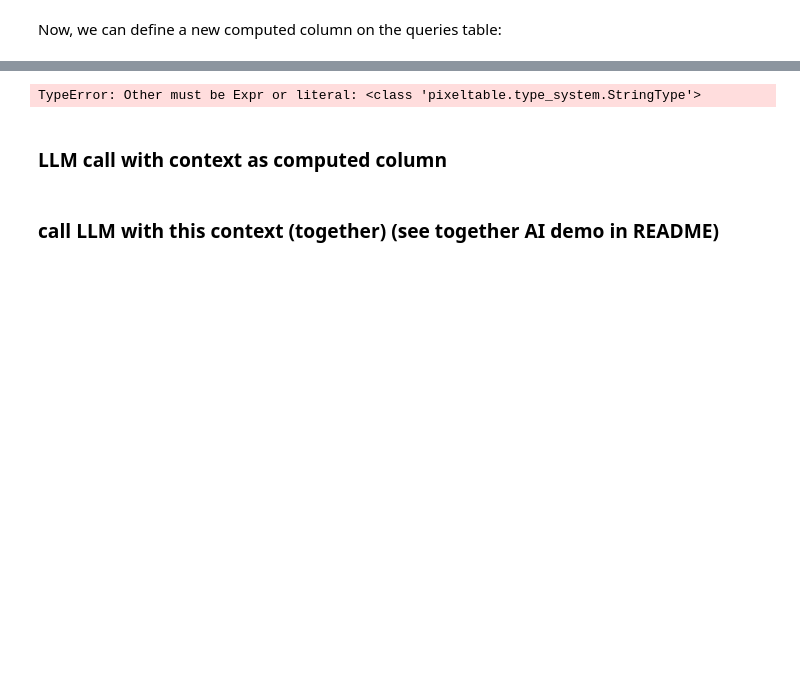
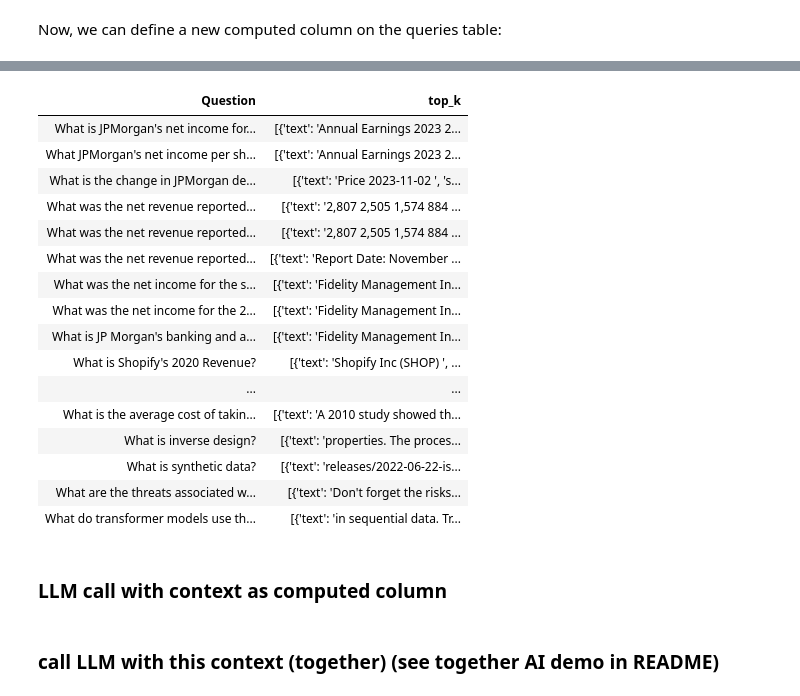
Before and after one commit to orm011/pixeltable, a Jupyter notebook: docs/tutorials/document-demo-anm.ipynb, the cells around one changed output, grey strips where cells are left out. Cells and saved outputs as stored; diff of their text form; code cells hidden in the pictures; blank space fills up the shorter version.

```diff
--- a/docs/tutorials/document-demo-anm.ipynb
+++ b/docs/tutorials/document-demo-anm.ipynb
@@ -254,9 +313,25 @@ Now, we can define a new computed column on the queries table:
 # %%
 # why dont we make the following syntax work?
 # queries.add_column(top_k=top_k_chunks(doc_chunks, queries.query_textdd, 10))
-queries.select(queries.query_text, top_k=doc_chunks.query(top_k_chunks)(queries.query_text))
+queries.select(queries.Question, top_k=doc_chunks.query(top_k_chunks)(queries.Question)).collect()
 # %% [output]
-TypeError: Other must be Expr or literal: <class 'pixeltable.type_system.StringType'>
+| Question | top_k |
+| What is JPMorgan's net income for... | [{'text': 'Annual Earnings 2023 2... |
+| What JPMorgan's net income per sh... | [{'text': 'Annual Earnings 2023 2... |
+| What is the change in JPMorgan de... | [{'text': 'Price 2023-11-02 ', 's... |
+| What was the net revenue reported... | [{'text': '2,807 2,505 1,574 884 ... |
+| What was the net revenue reported... | [{'text': '2,807 2,505 1,574 884 ... |
+| What was the net revenue reported... | [{'text': 'Report Date: November ... |
+| What was the net income for the s... | [{'text': 'Fidelity Management In... |
+| What was the net income for the 2... | [{'text': 'Fidelity Management In... |
+| What is JP Morgan's banking and a... | [{'text': 'Fidelity Management In... |
+| What is Shopify's 2020 Revenue? | [{'text': 'Shopify Inc (SHOP) ', ... |
+| ... | ... |
+| What is the average cost of takin... | [{'text': 'A 2010 study showed th... |
+| What is inverse design? | [{'text': 'properties. The proces... |
+| What is synthetic data? | [{'text': 'releases/2022-06-22-is... |
+| What are the threats associated w... | [{'text': 'Don't forget the risks... |
+| What do transformer models use th... | [{'text': 'in sequential data. Tr... |
 # %% [markdown]
 ### LLM call with context as computed column
 # %% [markdown]
```
Also changed, not shown: parts of 10 cells of this notebook.
